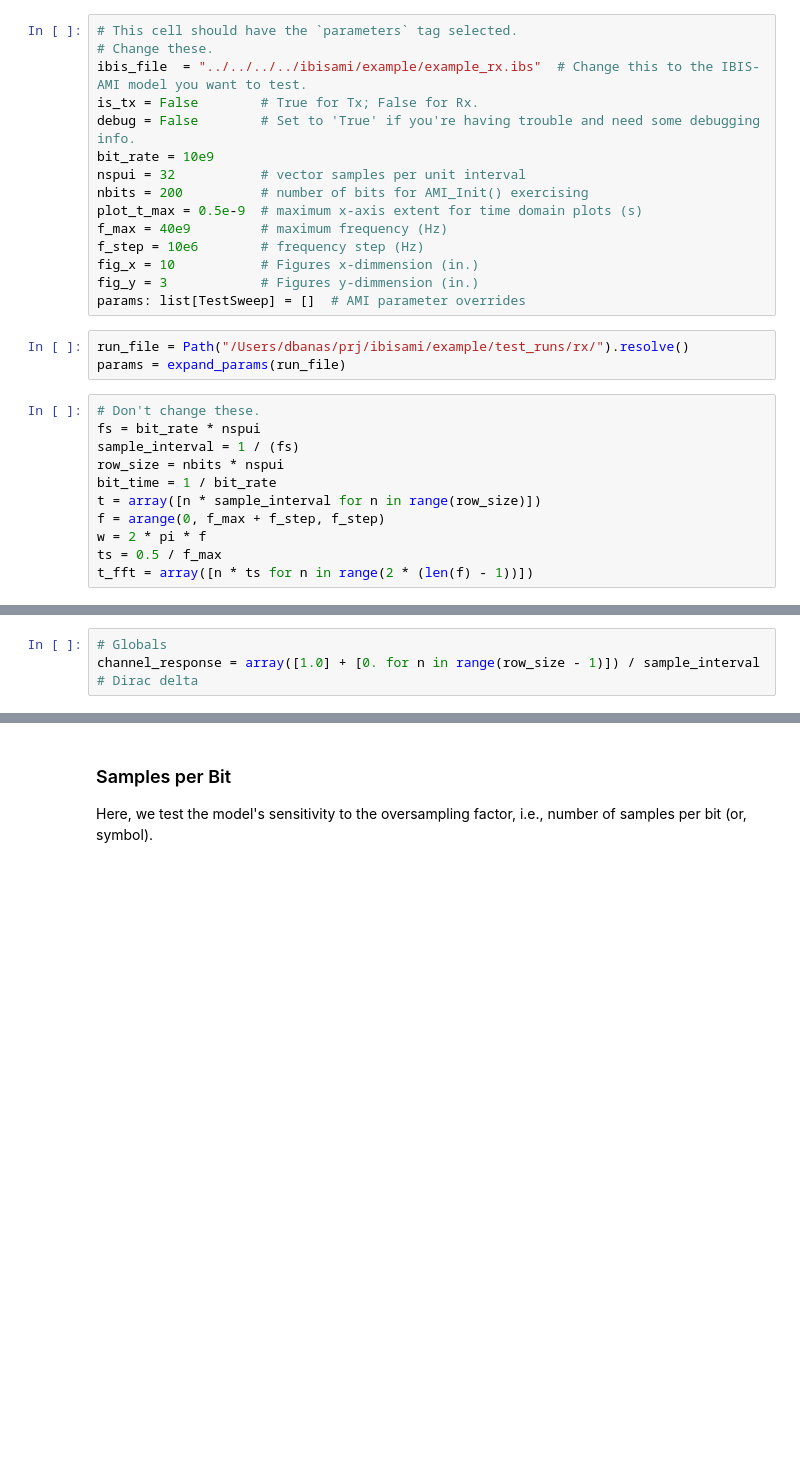
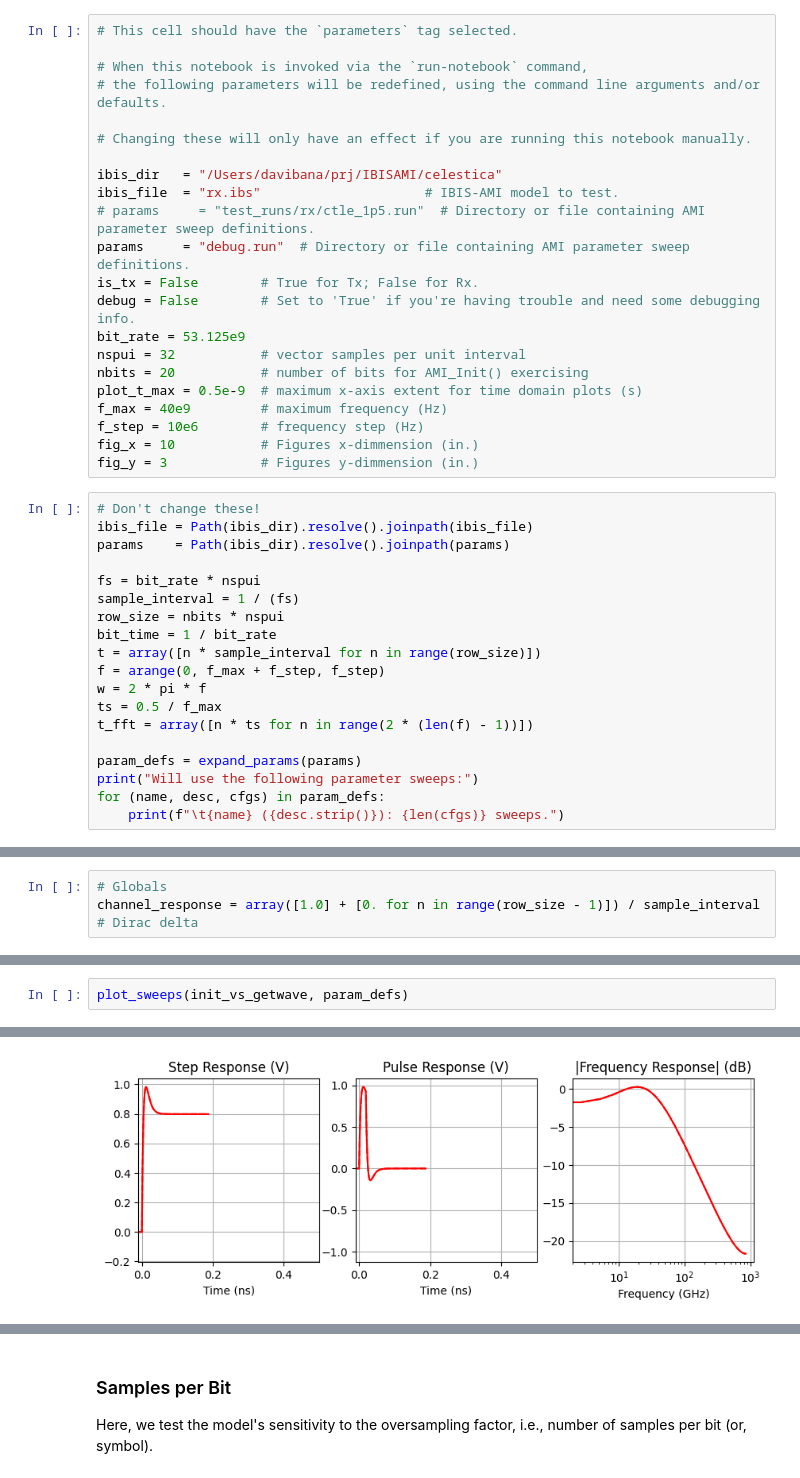
Before and after one commit to capn-freako/PyAMI, a Jupyter notebook: src/pyibisami/IBIS_AMI_Tester.ipynb, the cells around one changed output, grey strips where cells are left out. Drawn from its saved outputs; the diff is of its cells as text; blank space fills up the shorter version.

```diff
--- a/src/pyibisami/IBIS_AMI_Tester.ipynb
+++ b/src/pyibisami/IBIS_AMI_Tester.ipynb
@@ -71,24 +73,31 @@ def raised_cosine(x):
 Here, we identify the model we wish to check and define its AMI parameters, for further testing.
 # %%
 # This cell should have the `parameters` tag selected.
-# Change these.
-ibis_file  = "../../../../ibisami/example/example_rx.ibs"  # Change this to the IBIS-AMI model you want to test.
+
+# When this notebook is invoked via the `run-notebook` command,
+# the following parameters will be redefined, using the command line arguments and/or defaults.
+
+# Changing these will only have an effect if you are running this notebook manually.
+
+ibis_dir   = "/Users/davibana/prj/IBISAMI/celestica"
+ibis_file  = "rx.ibs"                     # IBIS-AMI model to test.
+# params     = "test_runs/rx/ctle_1p5.run"  # Directory or file containing AMI parameter sweep definitions.
+params     = "debug.run"  # Directory or file containing AMI parameter sweep definitions.
 is_tx = False        # True for Tx; False for Rx.
 debug = False        # Set to 'True' if you're having trouble and need some debugging info.
-bit_rate = 10e9
+bit_rate = 53.125e9
 nspui = 32           # vector samples per unit interval
-nbits = 200          # number of bits for AMI_Init() exercising
+nbits = 20           # number of bits for AMI_Init() exercising
 plot_t_max = 0.5e-9  # maximum x-axis extent for time domain plots (s)
 f_max = 40e9         # maximum frequency (Hz)
 f_step = 10e6        # frequency step (Hz)
 fig_x = 10           # Figures x-dimmension (in.)
 fig_y = 3            # Figures y-dimmension (in.)
-params: list[TestSweep] = []  # AMI parameter overrides
-# %%
-run_file = Path("/Users/dbanas/prj/ibisami/example/test_runs/rx/").resolve()
-params = expand_params(run_file)
 # %%
-# Don't change these.
+# Don't change these!
+ibis_file = Path(ibis_dir).resolve().joinpath(ibis_file)
+params    = Path(ibis_dir).resolve().joinpath(params)
+
 fs = bit_rate * nspui
 sample_interval = 1 / (fs)
 row_size = nbits * nspui
@@ -98,3 +107,8 @@ f = arange(0, f_max + f_step, f_step)
 w = 2 * pi * f
 ts = 0.5 / f_max
 t_fft = array([n * ts for n in range(2 * (len(f) - 1))])
+
+param_defs = expand_params(params)
+print("Will use the following parameter sweeps:")
+for (name, desc, cfgs) in param_defs:
+    print(f"\t{name} ({desc.strip()}): {len(cfgs)} sweeps.")
@@ -336,0 +345,3 @@ Running sweep `ctle`: Sweep of Rx CTLE filter values.
+# %%
+plot_sweeps(init_vs_getwave, param_defs)
+# %% [output]
@@ -337,3 +350,4 @@ Running sweep `ctle`: Sweep of Rx CTLE filter values.
+[figure, added]
 # %% [markdown]
 Compare the plots above.
 The _Init()_ (solid) and _GetWave()_ (dashed) plots should look nearly identical.
```
Also changed, not shown: parts of 30 cells of this notebook, 5 other files.
